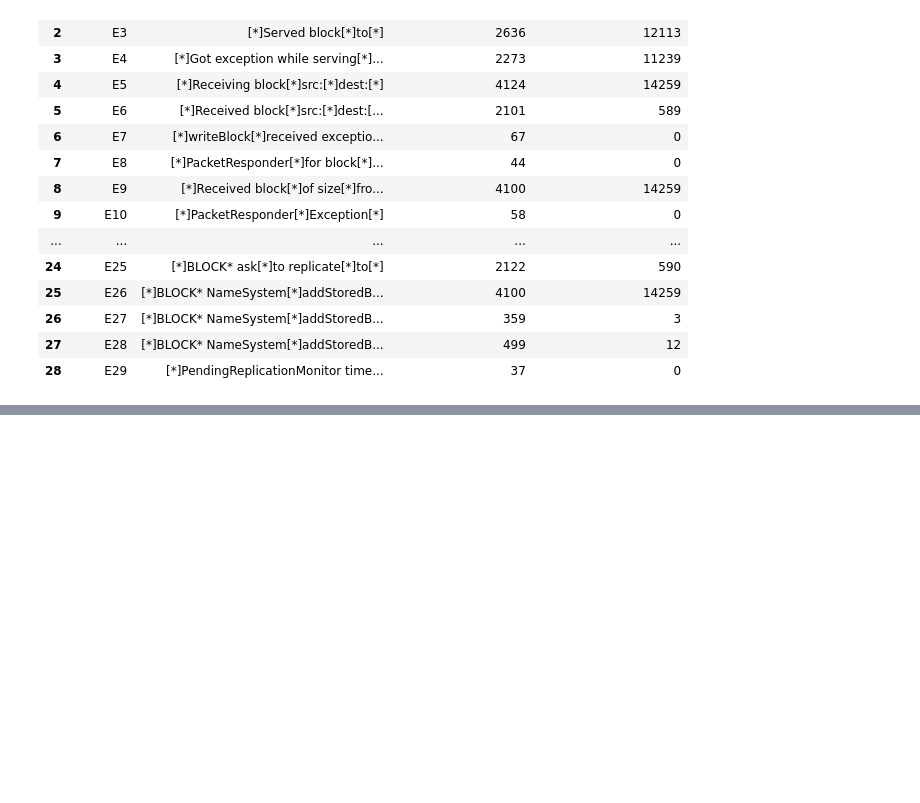
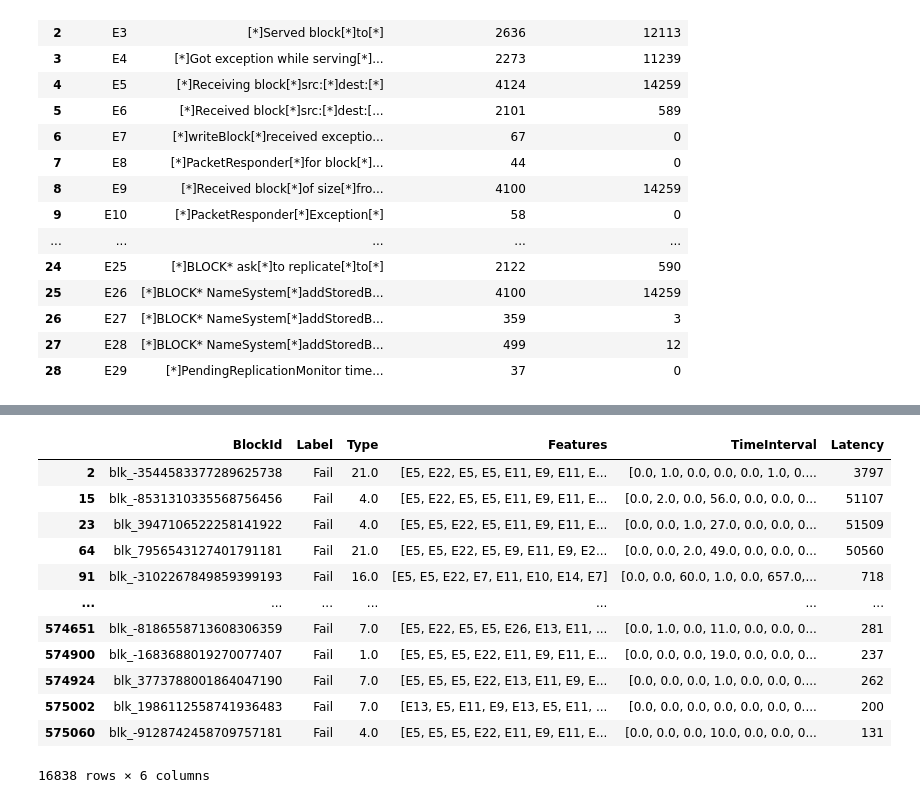
Before and after one commit to toan-quach/ml_anomaly_detection, a Jupyter notebook: check_log_type.ipynb, the cells around one changed output, grey strips where cells are left out. Cells and saved outputs as stored; diff of their text form; code cells hidden in the pictures; blank space fills up the shorter version.

```diff
--- a/check_log_type.ipynb
+++ b/check_log_type.ipynb
@@ -42,3 +42,5 @@ template
 | 26 | E27 | [*]BLOCK* NameSystem[*]addStoredB... | 359 | 3 |
 | 27 | E28 | [*]BLOCK* NameSystem[*]addStoredB... | 499 | 12 |
 | 28 | E29 | [*]PendingReplicationMonitor time... | 37 | 0 |
+# %%
+data['Features'] = data['Features'].map(lambda x: x[1:-1].split(","))
@@ -64,0 +93,16 @@ data
+# %%
+data[data["Label"] == "Fail"]
+# %% [output]
+|  | BlockId | Label | Type | Features | TimeInterval | Latency |
+| 2 | blk_-3544583377289625738 | Fail | 21.0 | [E5, E22, E5, E5, E11, E9, E11, E... | [0.0, 1.0, 0.0, 0.0, 0.0, 1.0, 0.... | 3797 |
+| 15 | blk_-8531310335568756456 | Fail | 4.0 | [E5, E22, E5, E5, E11, E9, E11, E... | [0.0, 2.0, 0.0, 56.0, 0.0, 0.0, 0... | 51107 |
+| 23 | blk_3947106522258141922 | Fail | 4.0 | [E5, E5, E22, E5, E11, E9, E11, E... | [0.0, 0.0, 1.0, 27.0, 0.0, 0.0, 0... | 51509 |
+| 64 | blk_7956543127401791181 | Fail | 21.0 | [E5, E5, E22, E5, E9, E11, E9, E2... | [0.0, 0.0, 2.0, 49.0, 0.0, 0.0, 0... | 50560 |
+| 91 | blk_-3102267849859399193 | Fail | 16.0 | [E5, E5, E22, E7, E11, E10, E14, E7] | [0.0, 0.0, 60.0, 1.0, 0.0, 657.0,... | 718 |
+| ... | ... | ... | ... | ... | ... | ... |
+| 574651 | blk_-8186558713608306359 | Fail | 7.0 | [E5, E22, E5, E5, E26, E13, E11, ... | [0.0, 1.0, 0.0, 11.0, 0.0, 0.0, 0... | 281 |
+| 574900 | blk_-1683688019270077407 | Fail | 1.0 | [E5, E5, E5, E22, E11, E9, E11, E... | [0.0, 0.0, 0.0, 19.0, 0.0, 0.0, 0... | 237 |
+| 574924 | blk_3773788001864047190 | Fail | 7.0 | [E5, E5, E5, E22, E13, E11, E9, E... | [0.0, 0.0, 0.0, 1.0, 0.0, 0.0, 0.... | 262 |
+| 575002 | blk_1986112558741936483 | Fail | 7.0 | [E13, E5, E11, E9, E13, E5, E11, ... | [0.0, 0.0, 0.0, 0.0, 0.0, 0.0, 0.... | 200 |
+| 575060 | blk_-9128742458709757181 | Fail | 4.0 | [E5, E5, E5, E22, E11, E9, E11, E... | [0.0, 0.0, 0.0, 10.0, 0.0, 0.0, 0... | 131 |
+16838 rows × 6 columns
```
Also changed, not shown: parts of 7 cells of this notebook, 3 other files.
